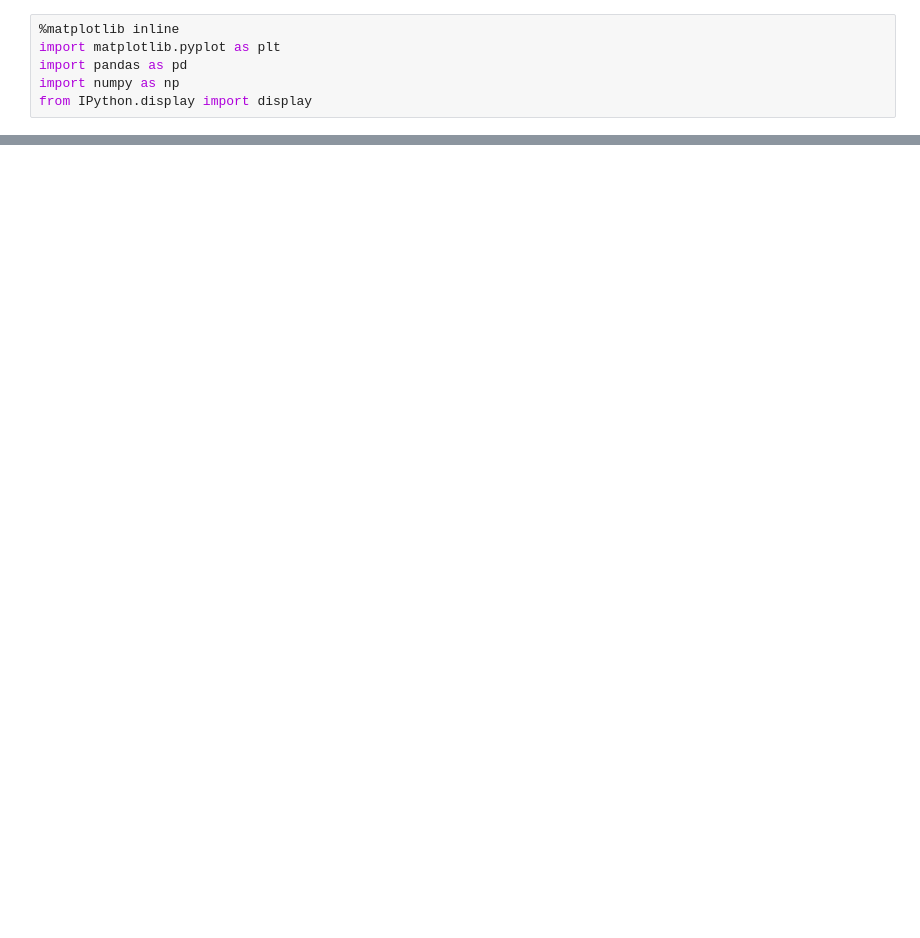
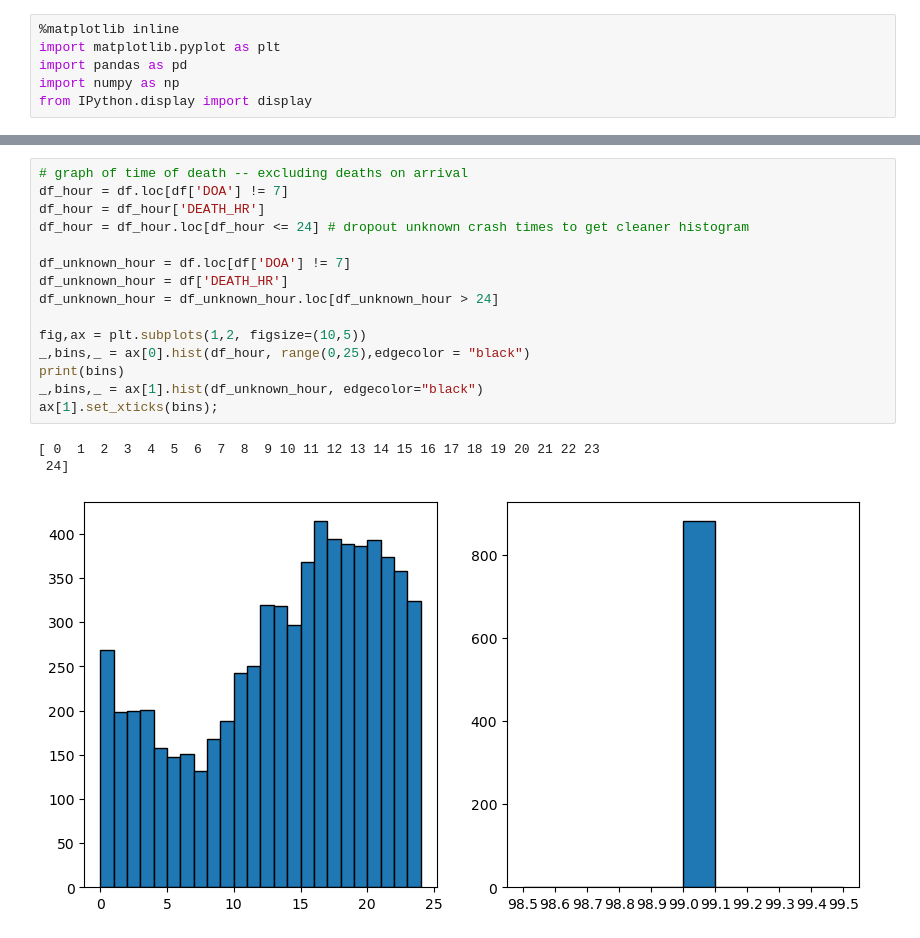
Before and after one commit to braxtonhaynie/IE565_applied_data_science, a Jupyter notebook: parse_data.ipynb, the cells around one changed output, grey strips where cells are left out. Cells and saved outputs as stored; diff of their text form; blank space fills up the shorter version.

```diff
--- a/parse_data.ipynb
+++ b/parse_data.ipynb
@@ -62 +76,20 @@ ax[1].set_xticks(bins);
+# %%
+# graph of time of death -- excluding deaths on arrival
+df_hour = df.loc[df['DOA'] != 7]
+df_hour = df_hour['DEATH_HR']
+df_hour = df_hour.loc[df_hour <= 24] # dropout unknown crash times to get cleaner histogram
+
+df_unknown_hour = df.loc[df['DOA'] != 7]
+df_unknown_hour = df['DEATH_HR']
+df_unknown_hour = df_unknown_hour.loc[df_unknown_hour > 24]
+
+fig,ax = plt.subplots(1,2, figsize=(10,5))
+_,bins,_ = ax[0].hist(df_hour, range(0,25),edgecolor = "black")
+print(bins)
+_,bins,_ = ax[1].hist(df_unknown_hour, edgecolor="black")
+ax[1].set_xticks(bins);
+# %% [output]
+[ 0  1  2  3  4  5  6  7  8  9 10 11 12 13 14 15 16 17 18 19 20 21 22 23
+ 24]
+[figure, added]
 # %%
```
Also changed, not shown: parts of 9 cells of this notebook.
